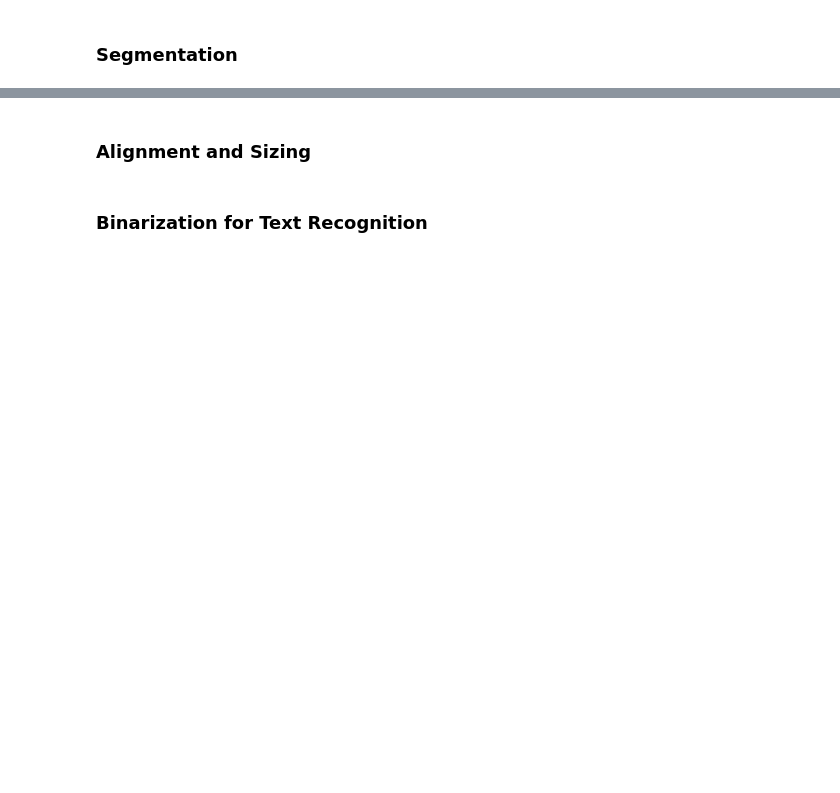
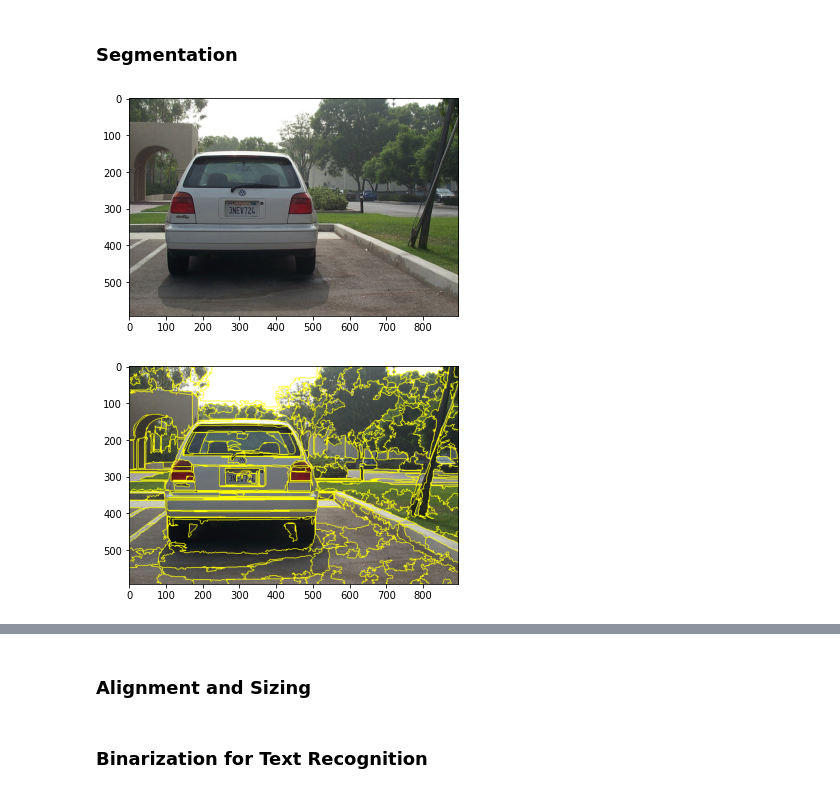
Before and after one commit to geometric-intelligence/ece278a, a Jupyter notebook: projects/FinalPorject/lic_plate_grab.ipynb, the cells around one changed output, grey strips where cells are left out. Cells and saved outputs as stored; diff of their text form; code cells hidden in the pictures; blank space fills up the shorter version.

```diff
--- a/projects/FinalPorject/lic_plate_grab.ipynb
+++ b/projects/FinalPorject/lic_plate_grab.ipynb
@@ -23,2 +85,14 @@ http://www.vision.caltech.edu/Image_Datasets/cars_markus/cars_markus.tar
 # %% [markdown]
 ### Segmentation
+# %%
+from skimage.segmentation import felzenszwalb
+img = img_load('data/image_0002.jpg')
+segments = felzenszwalb(img, scale=50, sigma=1, min_size=200)
+segmented_img = mark_boundaries(img, segments)
+plt.imshow(img, cmap='gray')
+plt.show()
+plt.imshow(segmented_img,cmap='gray')
+plt.show()
+# %% [output]
+[figure, added]
+[figure, added]
```
Also changed, not shown: parts of 9 cells of this notebook, 6 other files.
